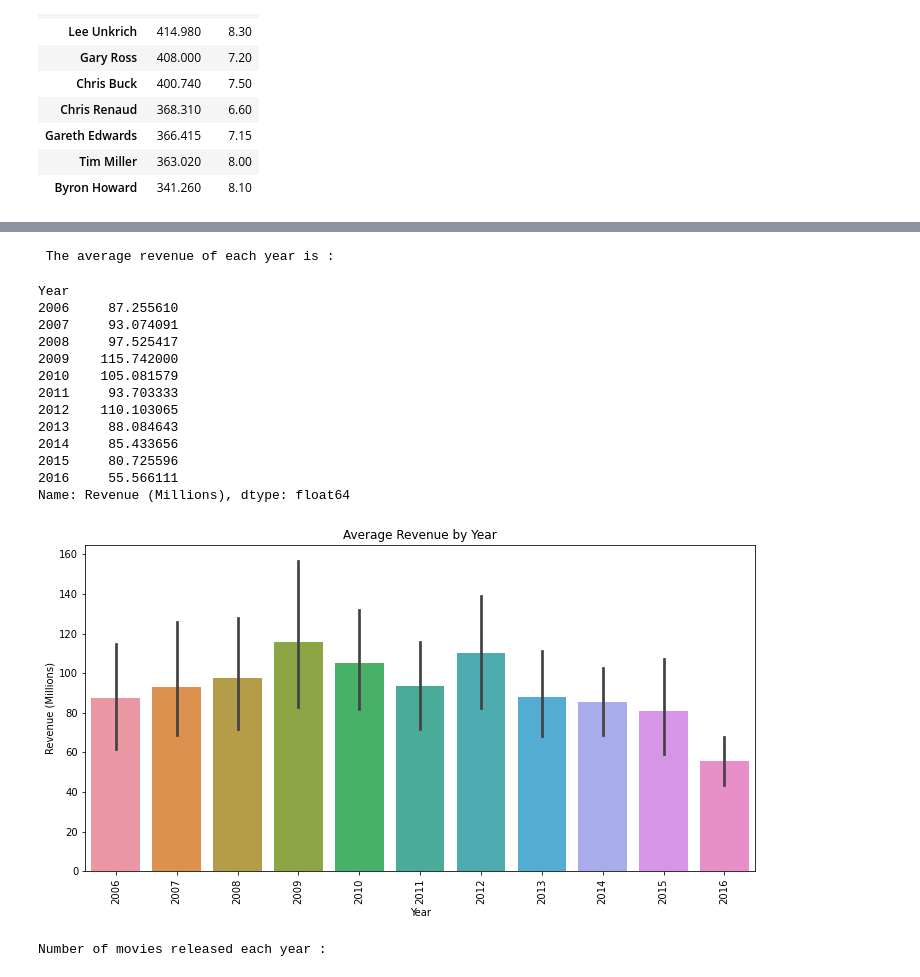
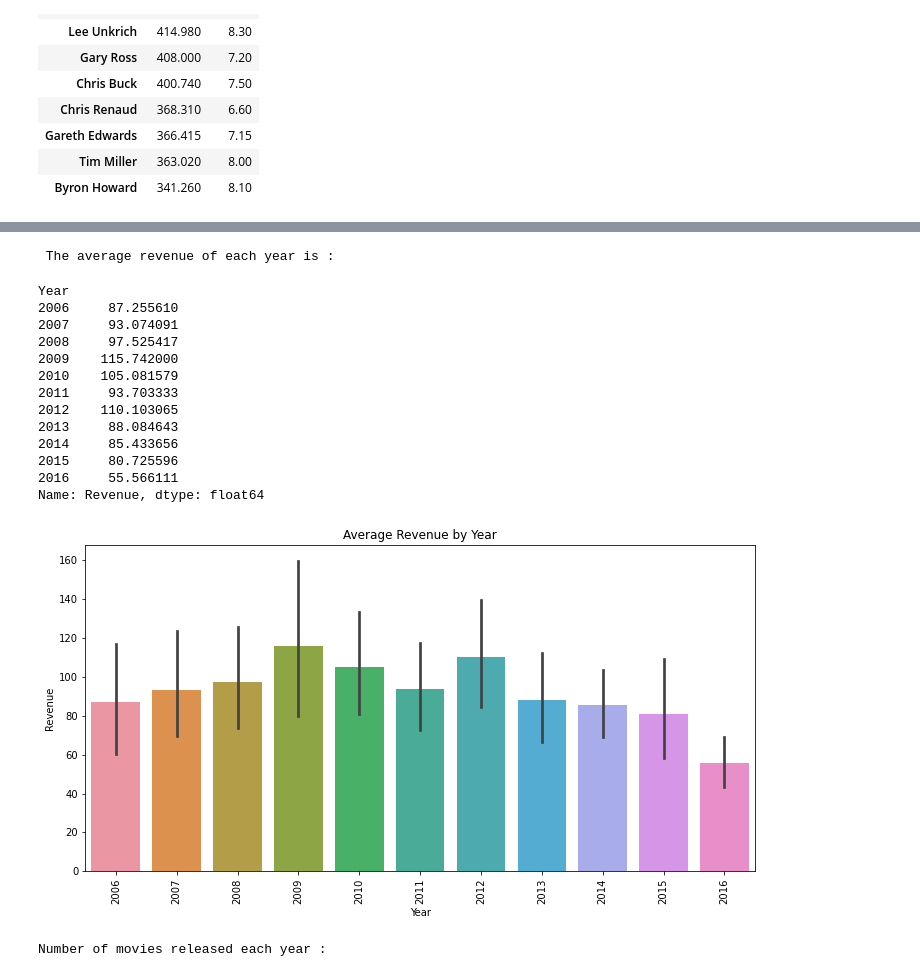
Before and after one commit to Misperia/FDS_project_2023, a Jupyter notebook: notebook.ipynb, the cells around one changed output, grey strips where cells are left out. Cells and saved outputs as stored; diff of their text form; code cells hidden in the pictures.

Commit message:
Changed the variables names

```diff
--- a/notebook.ipynb
+++ b/notebook.ipynb
@@ -16,7 +16,7 @@ from sklearn.linear_model import LogisticRegression
 from sklearn.pipeline import make_pipeline
 
 # Read the data from the csv file into a pandas dataframe
-df = pd.read_csv('../FDS_PROJ/IMDB-Movie-Data.csv')
+df = pd.read_csv('IMDB-Movie-Data.csv')
 import pandas as pd
 pd.options.mode.chained_assignment = None  # default='warn'
 df.shape
@@ -114,3 +114,7 @@ sns.heatmap(df_rm_null.corr(method='pearson'),annot=True,linewidths=1,linecolor=
 plt.show()
 # %% [output]
 [figure]
+# %%
+#rename the Runtime(Minutes) column to Runtime and Revenue(Millions) to Revenue
+df_rm_null.rename(columns={'Runtime (Minutes)':'Runtime','Revenue (Millions)':'Revenue'},inplace=True)
+df_rm_null.head()
@@ -164,7 +188,7 @@ plt.show()
 # %%
 #the averange revenue of each year
 print(" The average revenue of each year is :")
-df_rm_null.groupby('Year')['Revenue (Millions)'].mean()
+df_rm_null.groupby('Year')['Revenue'].mean()
 # %% [output]
  The average revenue of each year is :
 Year
@@ -179,16 +203,16 @@ Year
 2014     85.433656
 2015     80.725596
 2016     55.566111
-Name: Revenue (Millions), dtype: float64
+Name: Revenue, dtype: float64
 # %%
 #plot the average revenue by each year
 plt.figure(figsize=(12,6))
-sns.barplot(x='Year',y='Revenue (Millions)',data=df_rm_null)
+sns.barplot(x='Year',y='Revenue',data=df_rm_null)
 plt.xticks(rotation=90)
 plt.title('Average Revenue by Year')
 plt.show()
 # %% [output]
-[figure, old version]
+[figure, new version]
 # %%
 
 print("Number of movies released each year :")
```
Also changed, not shown: parts of 23 cells of this notebook, 12 other files.
